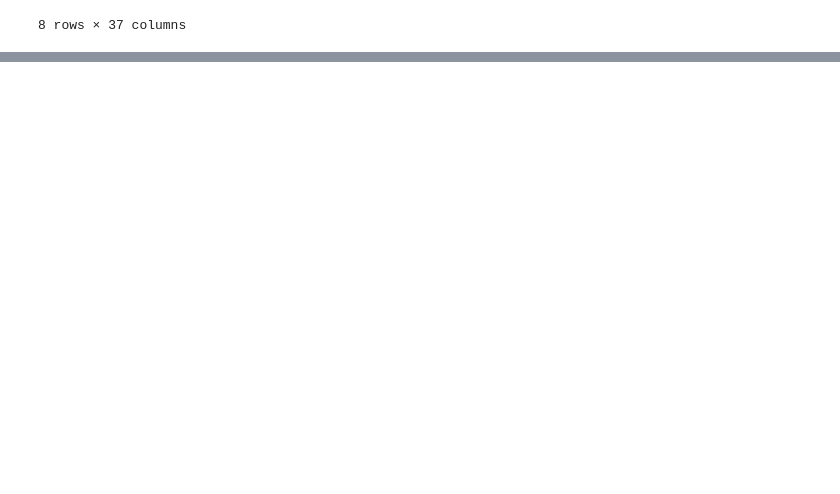
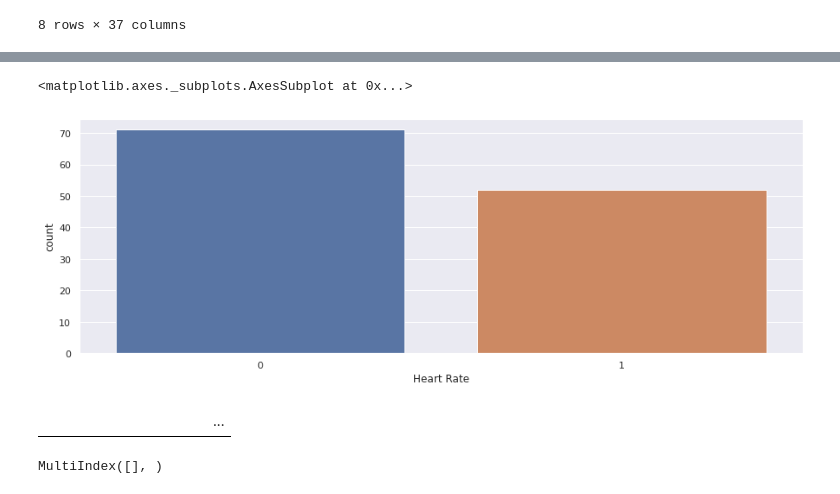
Before and after one commit to MHS001/DATA, a Jupyter notebook: Hicabi.ipynb, the cells around one changed output, grey strips where cells are left out. Drawn from its saved outputs; the diff is of its cells as text; code cells hidden in the pictures; blank space fills up the shorter version.

```diff
--- a/Hicabi.ipynb
+++ b/Hicabi.ipynb
@@ -296,0 +306,4 @@ Image("Image/mendeley_data.png")
+# %%
+features = ["Age", "Systolic BP", "Diastolic BP", "Blood Sugar", "Body Temperature", "Heart Rate", "Class"]
+MHR = pd.read_csv("https://raw.githubusercontent.com/MHS001/DATA/main/covid-19.csv.csv", names= features, header=0)
+MHR.sample(7)
@@ -296,0 +383,3 @@ Image("Image/mendeley_data.png")
+# %%
+MHR = MHR.replace({'Class': {"low risk": 0, "mid risk": 1, "high risk":2}})
+MHR.sample(7)
@@ -296,0 +395,6 @@ Image("Image/mendeley_data.png")
+# %%
+def F_to_C(temperature_F):
+    # Dönüşüm formülünü Google da aratarak bulduk.
+    # np.round() komutu ile kesirli ifadeyi yuvarladık.
+    temperature_C = np.round((temperature_F - 32) * 5 / 9)
+    return temperature_C
@@ -296,0 +433,3 @@ Image("Image/mendeley_data.png")
+# %%
+MHR["Body Temperature"] = F_to_C(MHR["Body Temperature"])
+MHR.sample(7)
@@ -296,0 +485,14 @@ Image("Image/mendeley_data.png")
+# %%
+plt.subplots(figsize=(15,5))
+sns.countplot(MHR["Heart Rate"])
+# %% [output]
+<matplotlib.axes._subplots.AxesSubplot at 0x...>
+[figure, added]
+# %%
+MHR.loc[MHR["Heart Rate"] == 7]
+# %% [output]
+|  |  |  |  |  |  |  |  |  |  |  |  | ... |
+# %%
+MHR.loc[MHR["Heart Rate"] == 7].index
+# %% [output]
+MultiIndex([], )
```
Also changed, not shown: parts of 78 cells of this notebook.
